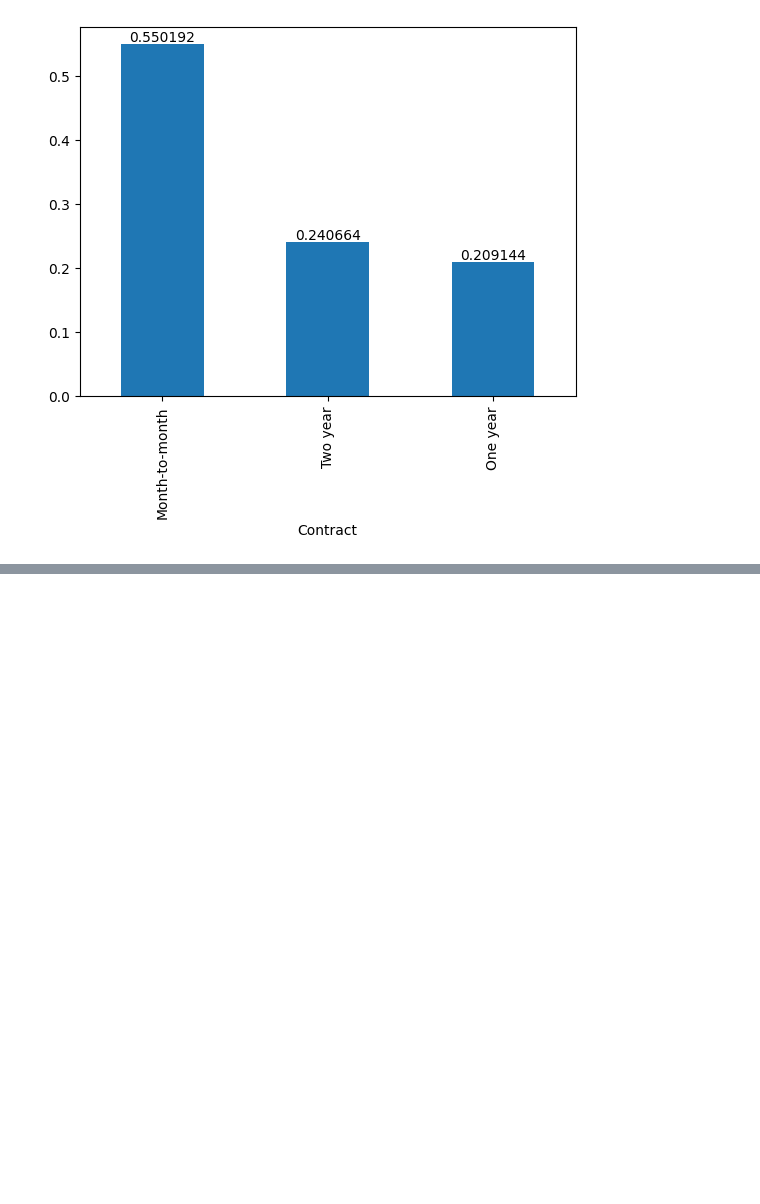
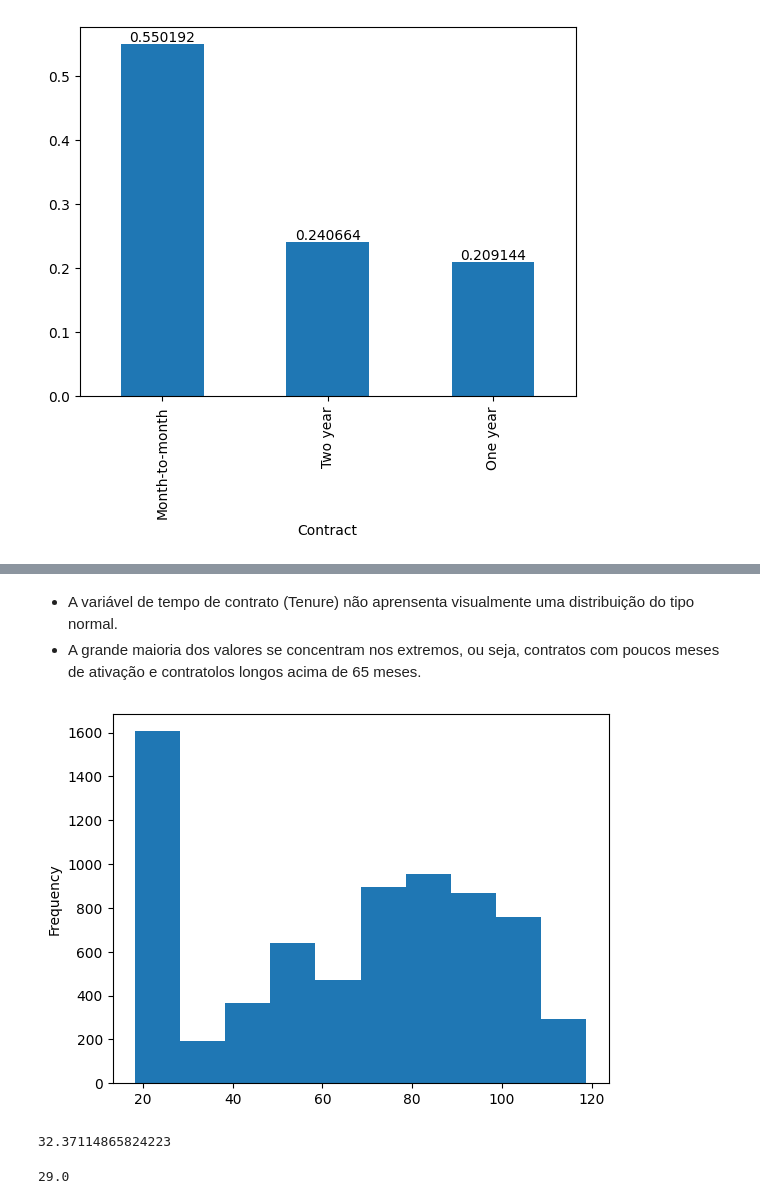
Before and after one commit to angelomedeiros/formacao-ia-analise-exploratoria-de-dados-com-panda, a Jupyter notebook: eda_churn.ipynb, the cells around one changed output, grey strips where cells are left out. Cells and saved outputs as stored; diff of their text form; code cells hidden in the pictures; blank space fills up the shorter version.

Commit message:
feat: Distribuição em variáveis numéricas

```diff
--- a/eda_churn.ipynb
+++ b/eda_churn.ipynb
@@ -623,0 +629,18 @@ ax.bar_label(ax.containers[0])
+# %% [markdown]
+- A variável de tempo de contrato (Tenure) não aprensenta visualmente uma distribuição do tipo normal.
+- A grande maioria dos valores se concentram nos extremos, ou seja, contratos com poucos meses de ativação e contratolos longos acima de 65 meses.
+# %%
+# Histograma do MonthlyCharges
+ax = df_churn['MonthlyCharges'].plot.hist()
+# %% [output]
+[figure, added]
+# %%
+# Medidas de Posição - media tempo de contrato
+df_churn['tenure'].mean()
+# %% [output]
+32.37114865824223
+# %%
+# Medidas de Posição - mediana tempo de contrato
+df_churn['tenure'].median()
+# %% [output]
+29.0
```
Also changed, not shown: parts of 4 cells of this notebook.
